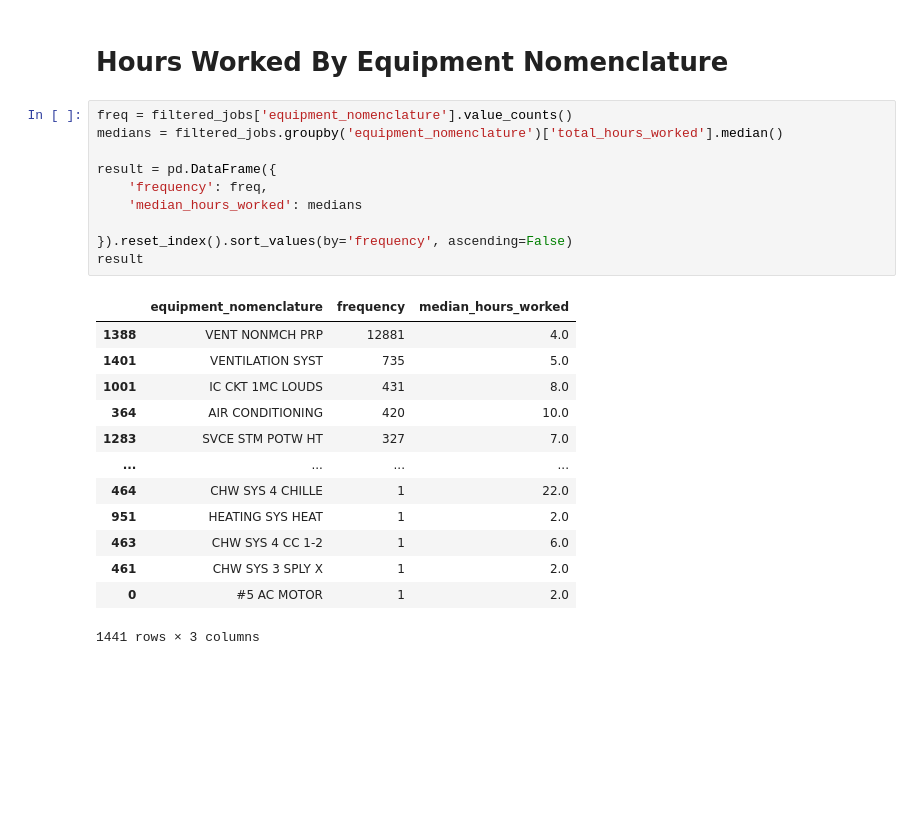
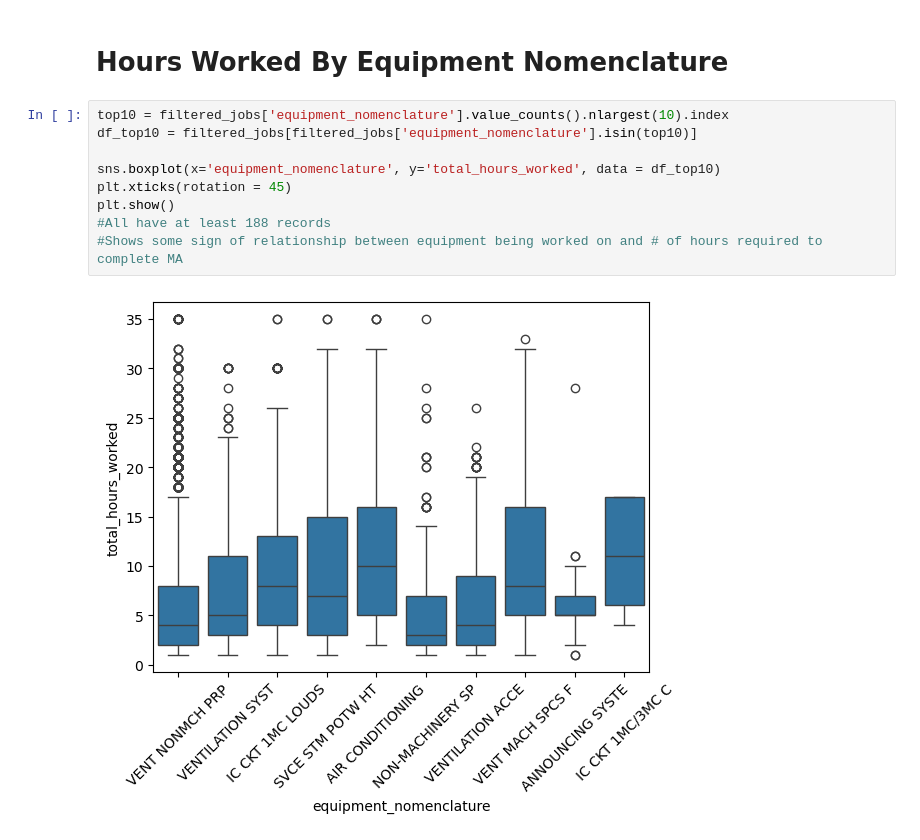
Before and after one commit to jcarswell073/Fleet-Sustainment-HVAC-Project, a Jupyter notebook: Notebooks/jeff_EDA.ipynb, the cells around one changed output. Drawn from its saved outputs; the diff is of its cells as text; blank space fills up the shorter version.

```diff
--- a/Notebooks/jeff_EDA.ipynb
+++ b/Notebooks/jeff_EDA.ipynb
@@ -18,26 +27,13 @@ filtered_jobs['days_elapsed'].corr(filtered_jobs['total_hours_worked']) #-0.0565
 # %% [markdown]
 # Hours Worked By Equipment Nomenclature
-# %%
-freq = filtered_jobs['equipment_nomenclature'].value_counts()
-medians = filtered_jobs.groupby('equipment_nomenclature')['total_hours_worked'].median()
-
-result = pd.DataFrame({
-    'frequency': freq,
-    'median_hours_worked': medians
-
-}).reset_index().sort_values(by='frequency', ascending=False)
-result
-# %% [output]
-|  | equipment_nomenclature | frequency | median_hours_worked |
-| 1388 | VENT NONMCH PRP | 12881 | 4.0 |
-| 1401 | VENTILATION SYST | 735 | 5.0 |
-| 1001 | IC CKT 1MC LOUDS | 431 | 8.0 |
-| 364 | AIR CONDITIONING | 420 | 10.0 |
-| 1283 | SVCE STM POTW HT | 327 | 7.0 |
-| ... | ... | ... | ... |
-| 464 | CHW SYS 4 CHILLE | 1 | 22.0 |
-| 951 | HEATING SYS HEAT | 1 | 2.0 |
-| 463 | CHW SYS 4 CC 1-2 | 1 | 6.0 |
-| 461 | CHW SYS 3 SPLY X | 1 | 2.0 |
-| 0 | #5 AC MOTOR | 1 | 2.0 |
-1441 rows × 3 columns
+# %%
+top10 = filtered_jobs['equipment_nomenclature'].value_counts().nlargest(10).index
+df_top10 = filtered_jobs[filtered_jobs['equipment_nomenclature'].isin(top10)]
+
+sns.boxplot(x='equipment_nomenclature', y='total_hours_worked', data = df_top10)
+plt.xticks(rotation = 45)
+plt.show()
+#All have at least 188 records
+#Shows some sign of relationship between equipment being worked on and # of hours required to complete MA
+# %% [output]
+[figure, added]
```
Also changed, not shown: parts of 6 cells of this notebook, 1 other file.
